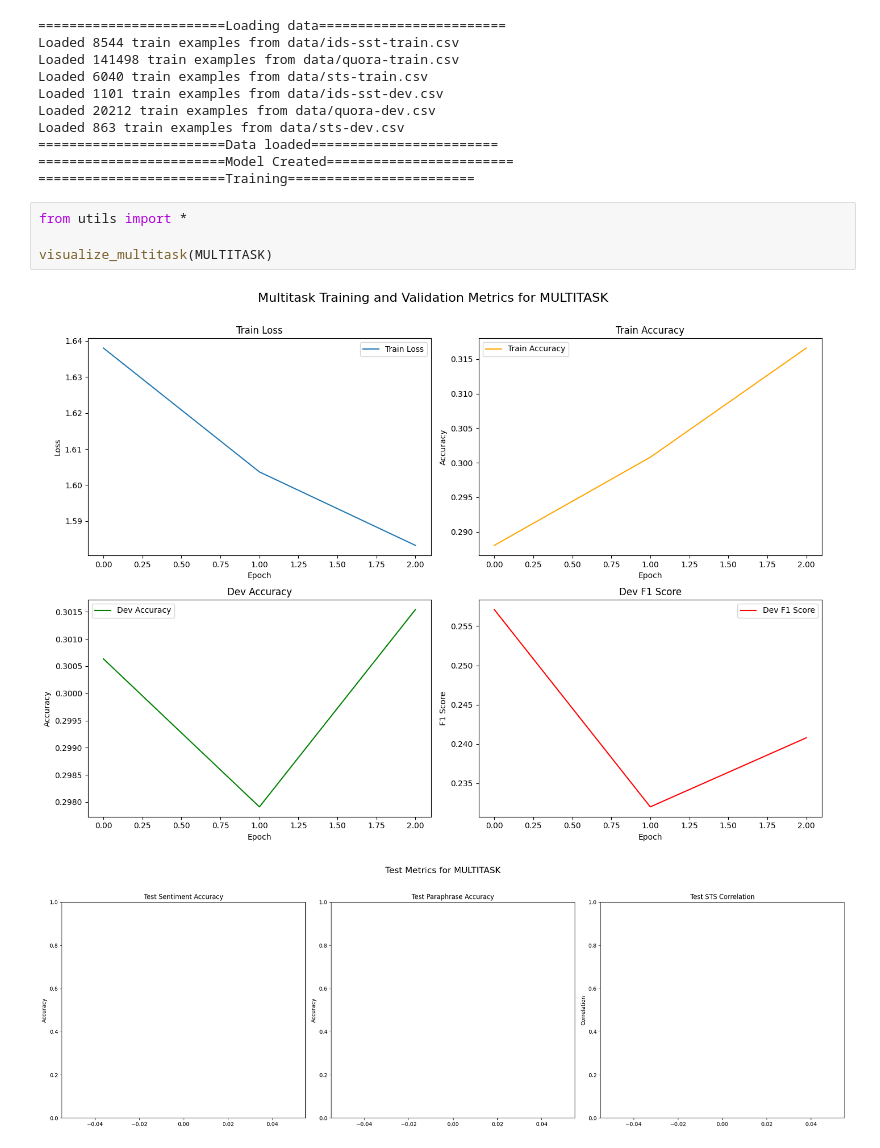
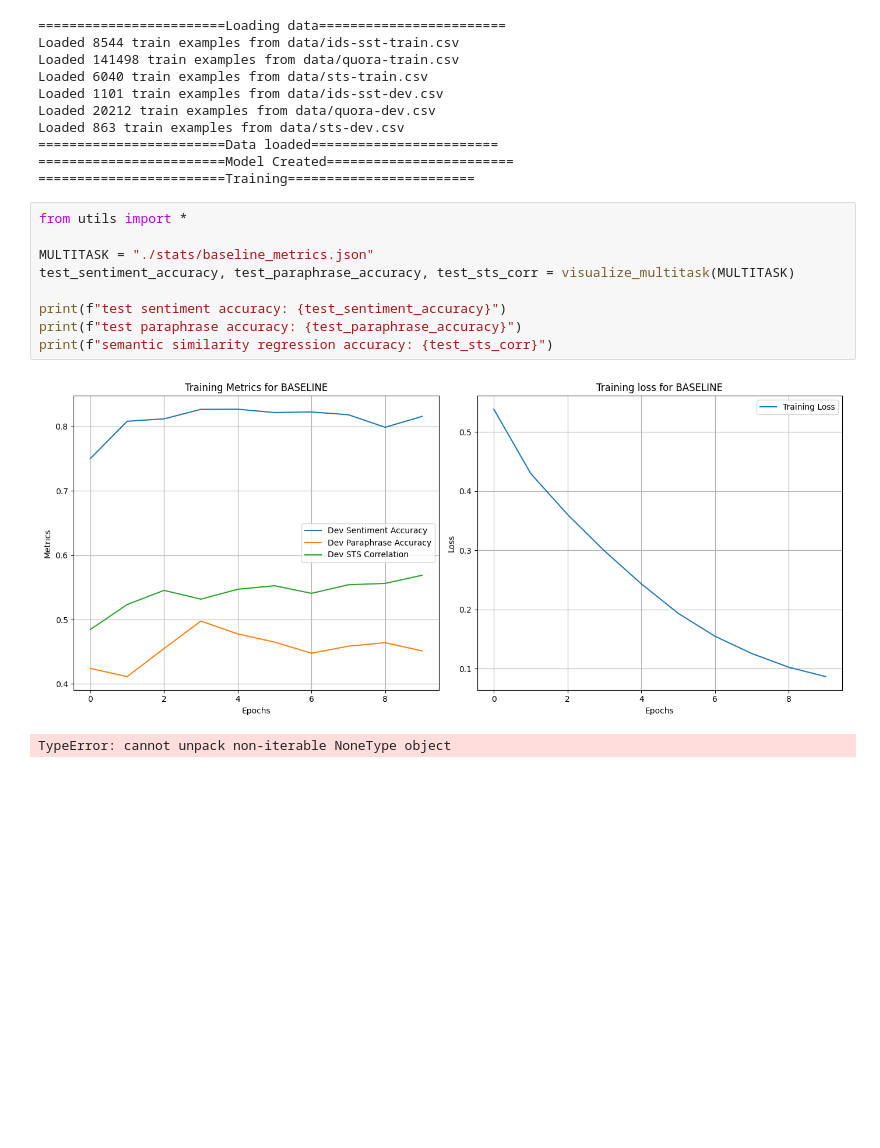
Before and after one commit to ntliam/cs310-minbert, a Jupyter notebook: multitask.ipynb, the cells around one changed output. Saved outputs shown, nothing was run; the diff lists cells and outputs as text; blank space fills up the shorter version.

Commit message:
Improved data visualization and formatting

```diff
--- a/multitask.ipynb
+++ b/multitask.ipynb
@@ -89,10 +89,15 @@ Loaded 863 train examples from data/sts-dev.csv
 ========================Data loaded========================
 ========================Model Created========================
 ========================Training========================
-# %%
-from utils import *
-
-visualize_multitask(MULTITASK)
-# %% [output]
-[figure, removed]
-[figure, removed]
+# %%
+from utils import *
+
+MULTITASK = "./stats/baseline_metrics.json"
+test_sentiment_accuracy, test_paraphrase_accuracy, test_sts_corr = visualize_multitask(MULTITASK)
+
+print(f"test sentiment accuracy: {test_sentiment_accuracy}")
+print(f"test paraphrase accuracy: {test_paraphrase_accuracy}")
+print(f"semantic similarity regression accuracy: {test_sts_corr}")
+# %% [output]
+[figure, added]
+TypeError: cannot unpack non-iterable NoneType object
```
Also changed, not shown: 2 other files.
